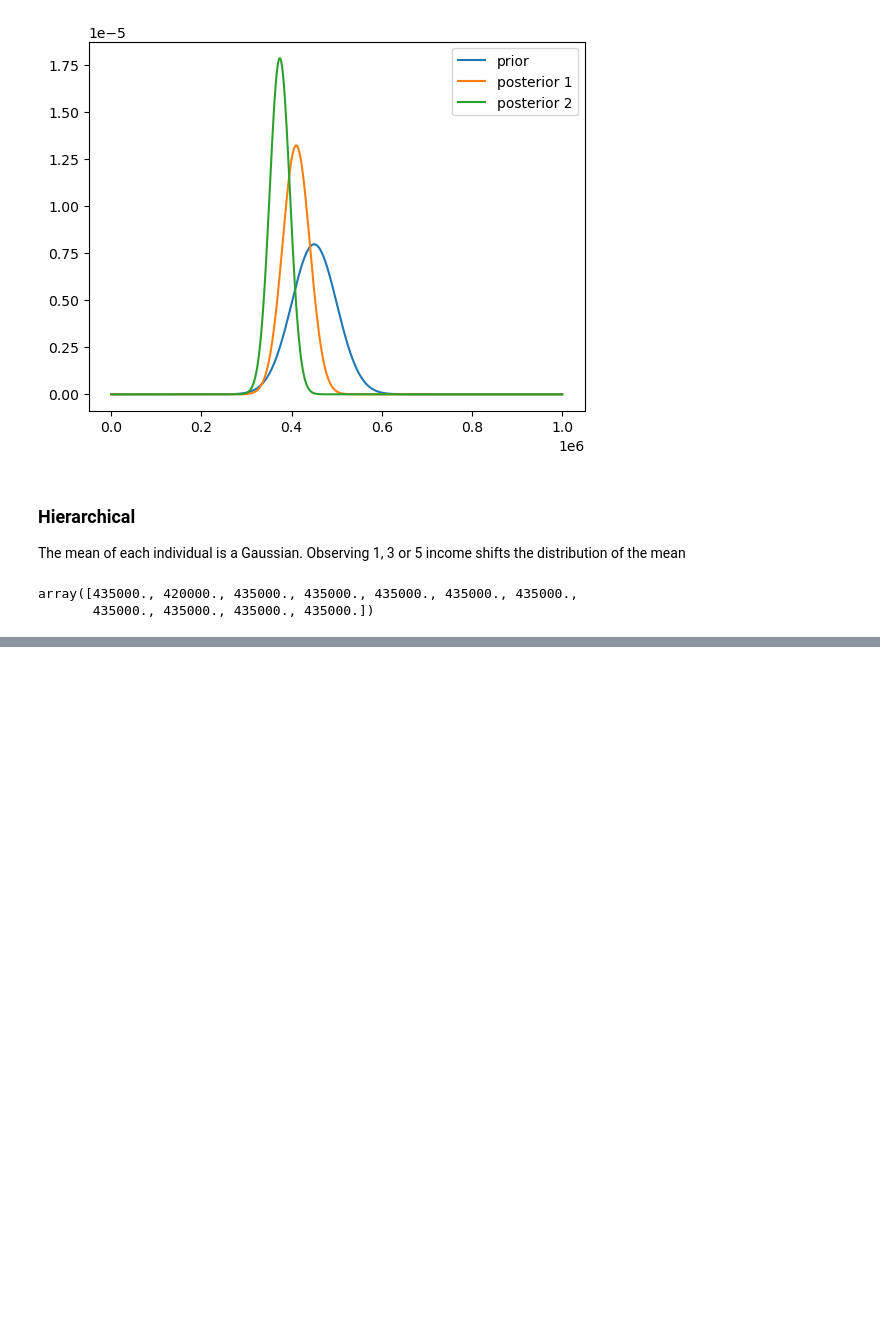
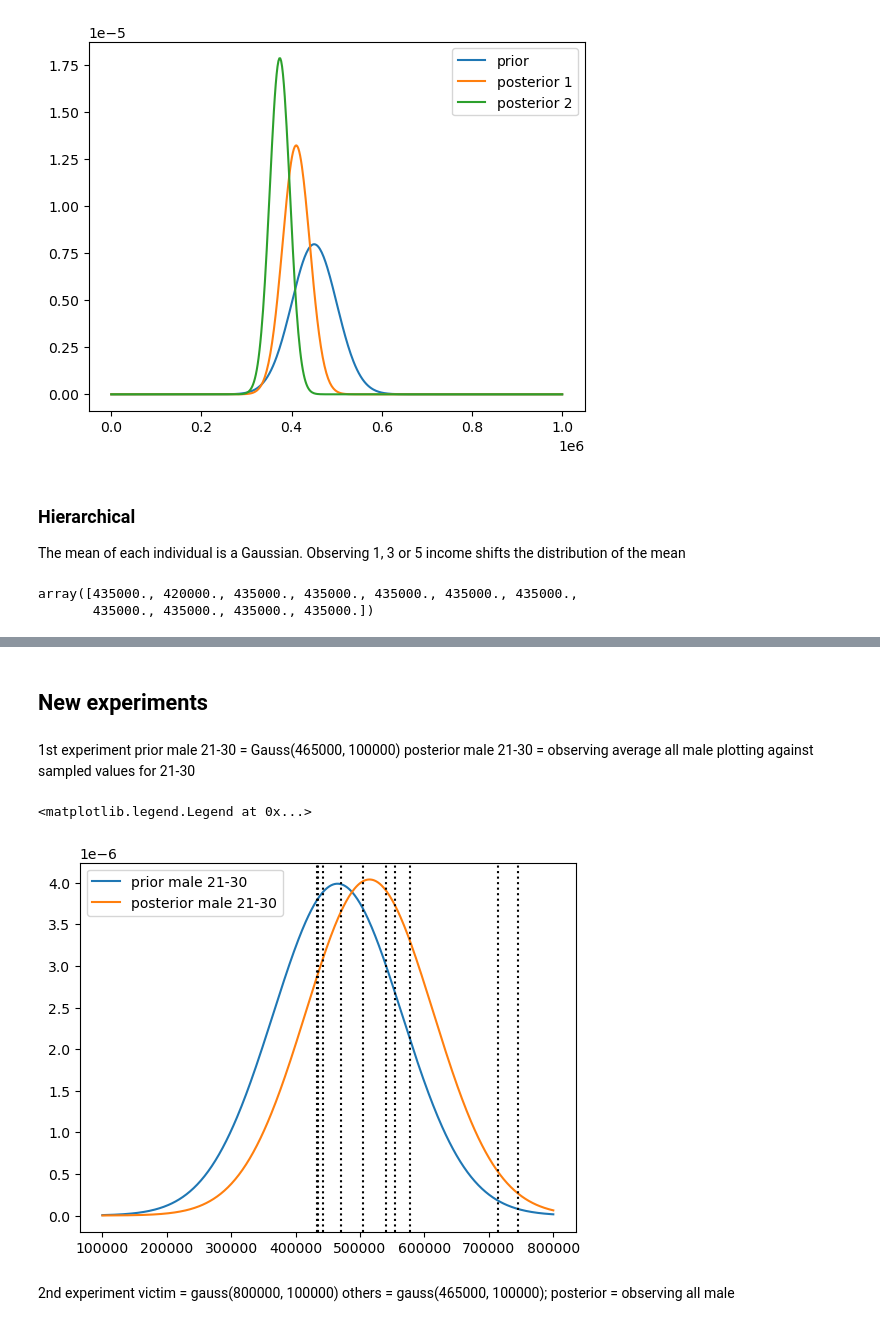
Before and after one commit to RasmusCarl/Privug-SOGA, a Jupyter notebook: PrivugExperiments.ipynb, the cells around one changed output, grey strips where cells are left out. Cells and saved outputs as stored; diff of their text form; code cells hidden in the pictures; blank space fills up the shorter version.

```diff
--- a/PrivugExperiments.ipynb
+++ b/PrivugExperiments.ipynb
@@ -429,0 +471,43 @@ plt.legend()
+# %% [markdown]
+## New experiments
+# %% [markdown]
+1st experiment
+prior male 21-30 = Gauss(465000, 100000)
+posterior male 21-30 = observing average all male
+plotting against sampled values for 21-30
+# %%
+compiledFile=SOGA.compile2SOGA('programs/SOGA/Privug/rasmus/experiment1.soga')
+cfg = SOGA.produce_cfg(compiledFile)
+output_dist1 = SOGA.start_SOGA(cfg)
+# %%
+from scipy.stats import norm
+import matplotlib.pyplot as plt
+def scaled_posterior(x, dist, idx):
+    mean = dist.gm.mean()[idx]/10
+    std = np.sqrt(dist.gm.cov()[idx,idx])
+    return norm.pdf(x, loc=mean, scale=std)
+
+x = np.linspace(100000,800000,500)
+prior1 = norm.pdf(x, loc=465000, scale=100000)
+posterior1 = output_dist1.gm.marg_pdf(x, 0)
+plt.plot(x, prior1, label='prior male 21-30')
+plt.plot(x, posterior1, label='posterior male 21-30')
+plt.axvline( 553663., color="black",linestyle = 'dotted')
+plt.axvline( 433856., color="black",linestyle = 'dotted')
+plt.axvline( 713989., color="black",linestyle = 'dotted')
+plt.axvline( 471166., color="black",linestyle = 'dotted')
+plt.axvline( 435411., color="black",linestyle = 'dotted')
+plt.axvline( 745048., color="black",linestyle = 'dotted')
+plt.axvline( 577540., color="black",linestyle = 'dotted')
+plt.axvline( 540576., color="black",linestyle = 'dotted')
+plt.axvline( 442278., color="black",linestyle = 'dotted')
+plt.axvline( 504165., color="black",linestyle = 'dotted')
+plt.legend()
+# %% [output]
+<matplotlib.legend.Legend at 0x...>
+[figure, added]
+# %% [markdown]
+2nd experiment
+victim =  gauss(800000, 100000)
+others = gauss(465000, 100000);
+posterior = observing all male
```
Also changed, not shown: parts of 14 cells of this notebook, 9 other files.
